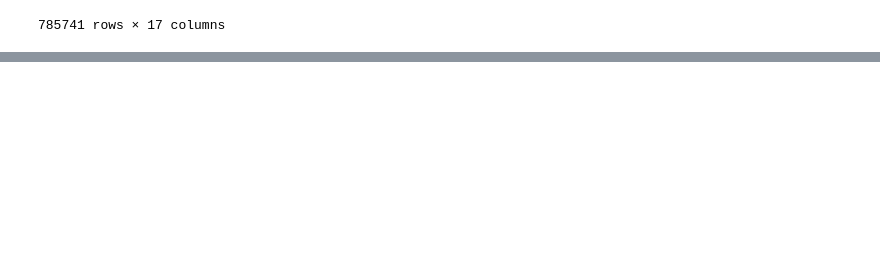
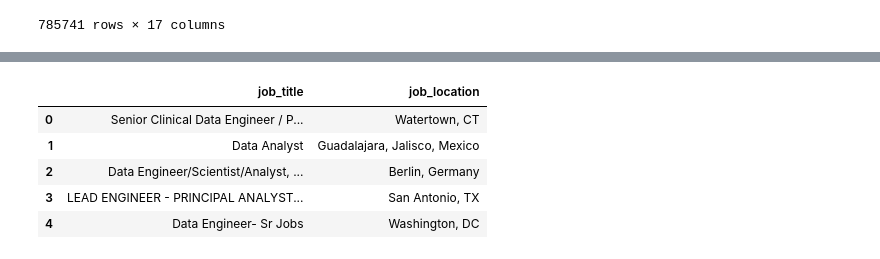
Before and after one commit to AdamWiercioch95/Python_Data_Exercises, a Jupyter notebook: pandas/1_Pandas_accessing_Data.ipynb, the cells around one changed output, grey strips where cells are left out. Drawn from its saved outputs; the diff is of its cells as text; code cells hidden in the pictures; blank space fills up the shorter version.

```diff
--- a/pandas/1_Pandas_accessing_Data.ipynb
+++ b/pandas/1_Pandas_accessing_Data.ipynb
@@ -28,0 +48,12 @@ df
+# %%
+# Select and display the job_title and job_location columns for the first 5 rows of the DataFrame using the iloc method.
+
+# df.iloc[:5, [1, 2]]
+df.iloc[:5, 1:3]
+# %% [output]
+|  | job_title | job_location |
+| 0 | Senior Clinical Data Engineer / P... | Watertown, CT |
+| 1 | Data Analyst | Guadalajara, Jalisco, Mexico |
+| 2 | Data Engineer/Scientist/Analyst, ... | Berlin, Germany |
+| 3 | LEAD ENGINEER - PRINCIPAL ANALYST... | San Antonio, TX |
+| 4 | Data Engineer- Sr Jobs | Washington, DC |
```
Also changed, not shown: parts of 5 cells of this notebook.
